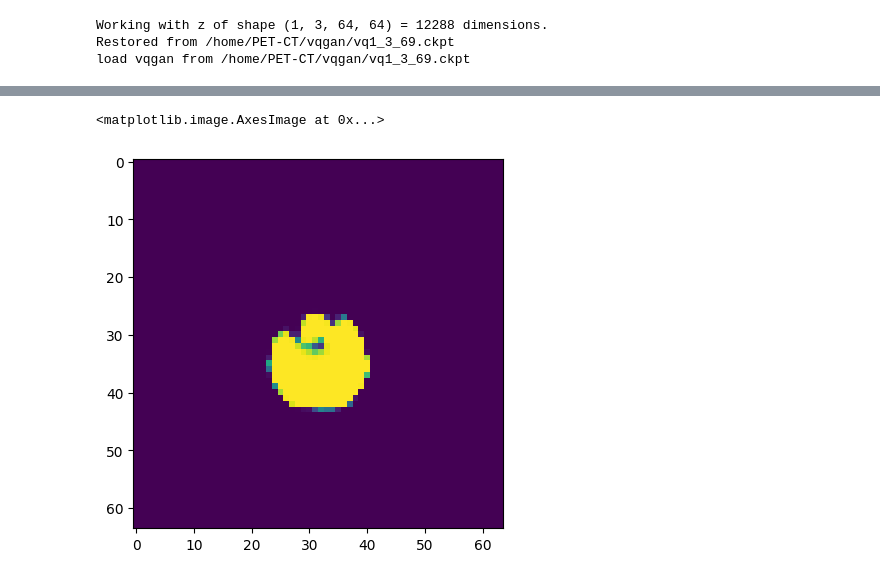
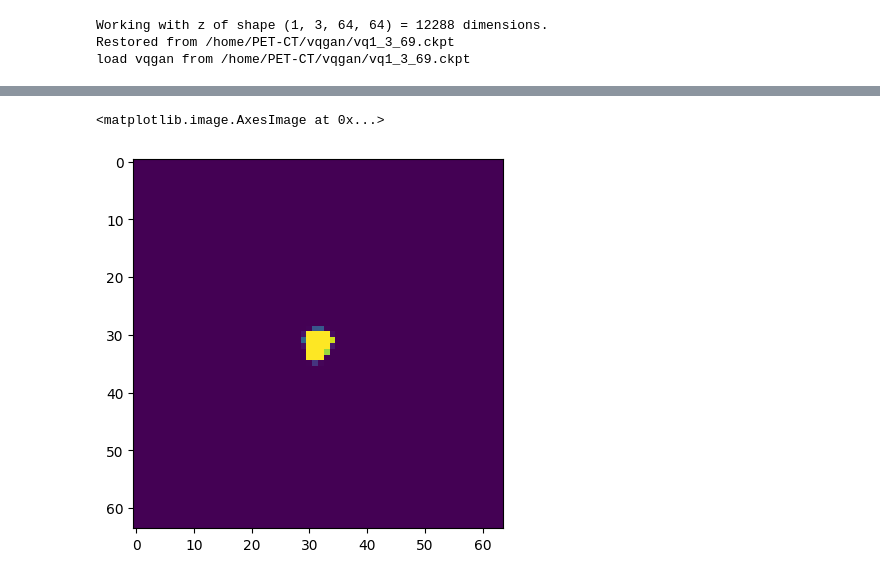
Before and after one commit to tien-th/BBDM_folk, a Jupyter notebook: test_segmentor.ipynb, the cells around one changed output, grey strips where cells are left out. Drawn from its saved outputs; the diff is of its cells as text; code cells hidden in the pictures.

```diff
--- a/test_segmentor.ipynb
+++ b/test_segmentor.ipynb
@@ -234,9 +234,9 @@ for image, gt_mask, pr_mask in zip(batch[0], batch[1], pr_masks):
 ... (4 outputs left out)
 # %%
 import numpy as np
-pred = np.load("/home/PET-CT/splited_data_15k/train/B/4.npy")
+pred = np.load("/home/PET-CT/thaind/ckpts/Unet_resnet34/lightning_logs/version_0/samples/train/4.npy")
 
 plt.imshow(pred)
 # %% [output]
 <matplotlib.image.AxesImage at 0x...>
-[figure, old version]
+[figure, new version]
```
Also changed, not shown: parts of 2 cells of this notebook, 4 other files.
